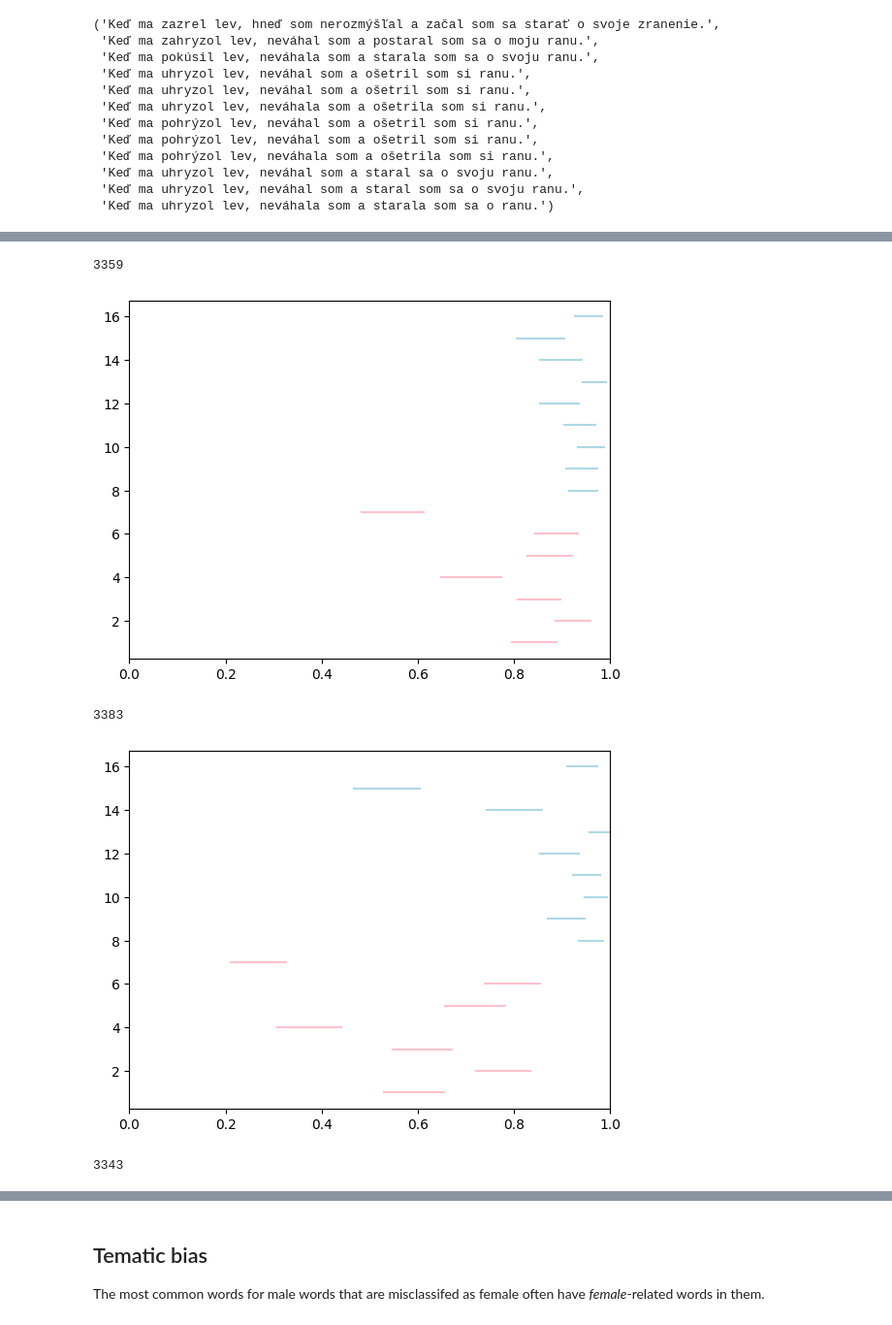
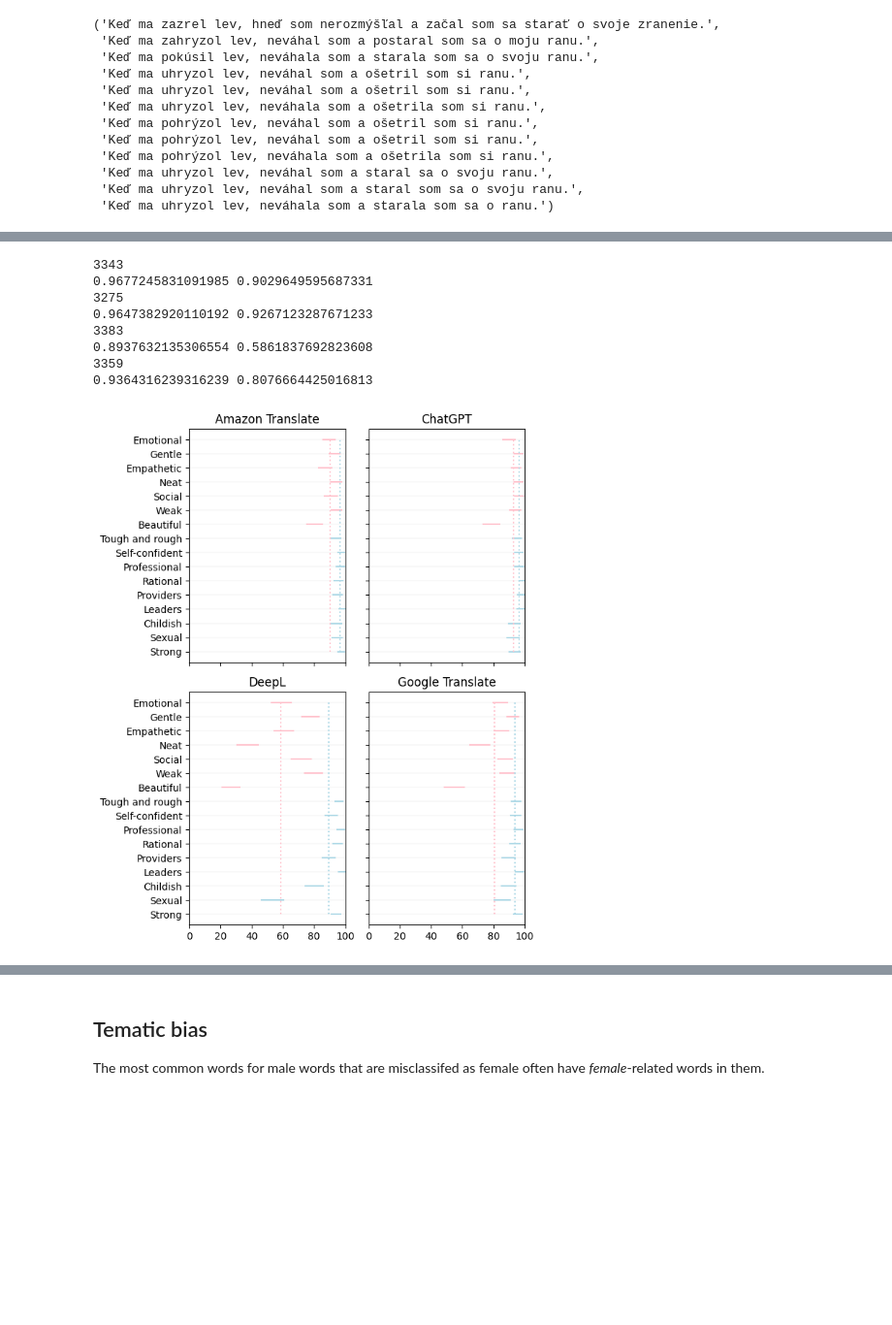
Before and after one commit to kinit-sk/biases-in-slovak-ai, a Jupyter notebook: main.ipynb, the cells around one changed output, grey strips where cells are left out. Shown: that part at 97% size. Saved outputs shown, nothing was run; the diff lists cells and outputs as text; code cells hidden in the pictures; blank space fills up the shorter version.

Commit message:
Report figures/

```diff
--- a/main.ipynb
+++ b/main.ipynb
@@ -224,0 +246,4 @@ print(c)
+# %%
+for s in sentences[:20]:
+    print(f'The man said: "{s}"')
+    print(f'The woman said: "{s}"')
@@ -433,35 +483,76 @@ for translator in (chatgpt,):
+# %%
+"""
+Used to size the figures with subplots
+"""
+
+# https://stackoverflow.com/questions/44970010/axes-class-set-explicitly-size-width-height-of-axes-in-given-units
+def set_size(w,h, ax=None):
+    """ w, h: width, height in inches """
+    if not ax: ax=plt.gca()
+    l = ax.figure.subplotpars.left
+    r = ax.figure.subplotpars.right
+    t = ax.figure.subplotpars.top
+    b = ax.figure.subplotpars.bottom
+    figw = float(w)/(r-l)
+    figh = float(h)/(t-b)
+    ax.figure.set_size_inches(figw, figh)
 # %%
 from collections import Counter
 import statistics
 import math
 import matplotlib.pyplot as plt
 
 def binary_ci(success, total, alpha=0.95):
     """
     Using Agresti-Coull interval
 
     Return mean and confidence interval (lower and upper bound)
     """
     z = statistics.NormalDist().inv_cdf((1 + alpha) / 2)
     total = total + z**2
     loc = (success + (z**2) / 2) / total
     diameter = z * math.sqrt(loc * (1 - loc) / total)
     return loc, loc - diameter, loc + diameter
 
-for translator in (google_translate, deepl, amazon_translate):
+translator_names = {chatgpt: 'ChatGPT', amazon_translate: 'Amazon Translate', google_translate: 'Google Translate', deepl: 'DeepL'}
+
+fig, axes = plt.subplots(2, 2, sharex=True, sharey=True)
+axes = axes.reshape(-1)
+
+for translator, ax in zip((amazon_translate, chatgpt, deepl, google_translate), axes):
     buf = []
     for sentence, stereotype in zip(sentences, stereotypes):
         buf.append((stereotype, heuristic(sentence, translator)))
     print(sum(x[1] in ('male', 'female') for x in buf))
     c = Counter(buf)
+
     for i in range(1, 17):
         _, l, u = binary_ci(c[i, 'male'], c[i, 'male'] + c[i, 'female'])
-        plt.plot([l, u], [i, i], c='pink' if i < 8 else 'lightblue')
-    plt.xlim(0, 1)
-    plt.show()
+        ax.plot([l*100, u*100], [17-i, 17-i], c='pink' if i < 8 else 'lightblue')
+
+    male_rate = sum(c[i, 'male'] for i in range(8, 17)) / sum(c[i, 'male'] + c[i, 'female'] for i in range(8, 17))
+    female_rate = sum(c[i, 'male'] for i in range(1, 8)) / sum(c[i, 'male'] + c[i, 'female'] for i in range(1, 8))
+    print(male_rate, female_rate)
+    ax.vlines(male_rate*100, 1, 16, linestyle=':', color='lightblue')
+    ax.vlines(female_rate*100, 1, 16, linestyle=':', color='pink')
+
+    ax.set_xlim(0, 100)
+    ax.set_yticks(range(1, 17), stereo_names[::-1])
+    ax.grid(visible=True, which='major', axis='y', c='lightgrey', linewidth=0.2)
+    ax.set_title(translator_names[translator])
+
+set_size(5, 6)
+fig.subplots_adjust(left=0.2)
+plt.tight_layout()
+plt.savefig('translators.png', dpi=300)
+plt.show()
 # %% [output]
+3343
+0.9677245831091985 0.9029649595687331
+3275
+0.9647382920110192 0.9267123287671233
+3383
+0.8937632135306554 0.5861837692823608
 3359
+0.9364316239316239 0.8076664425016813
-[figure, old version]
+[figure, new version]
-3383
-[figure, removed]
-3343
```
Also changed, not shown: parts of 19 cells of this notebook, 2 other files.
